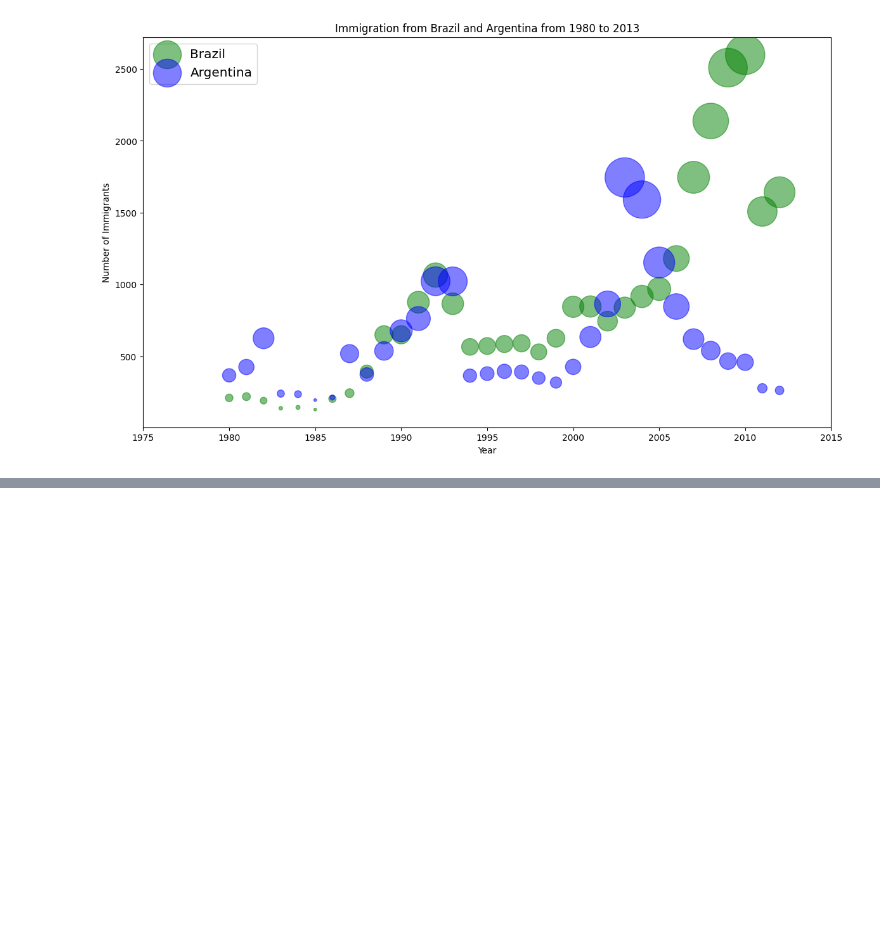
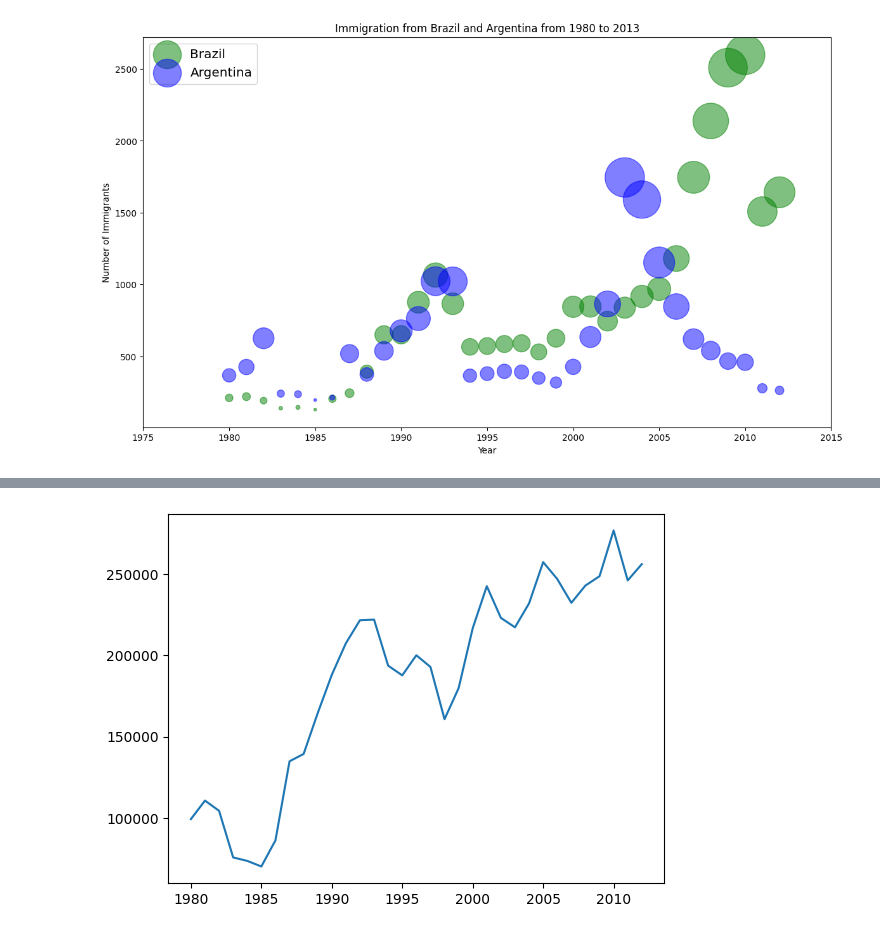
Before and after one commit to Mohotasir/my_ML_Journey, a Jupyter notebook: dataVisualization.ipynb, the cells around one changed output, grey strips where cells are left out. Drawn from its saved outputs; the diff is of its cells as text; code cells hidden in the pictures; blank space fills up the shorter version.

```diff
--- a/dataVisualization.ipynb
+++ b/dataVisualization.ipynb
@@ -531,0 +566,8 @@ h
+# %%
+fig,ax = plt.subplots()
+totimgrnt.index= totimgrnt.index.map(int)
+ax.plot(totimgrnt)
+
+plt.show()
+# %% [output]
+[figure, added]
```
Also changed, not shown: parts of 16 cells of this notebook.
